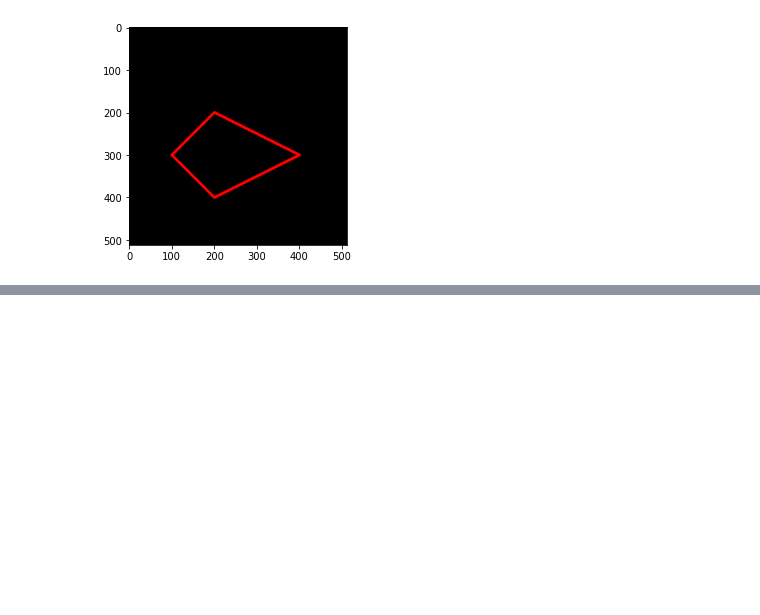
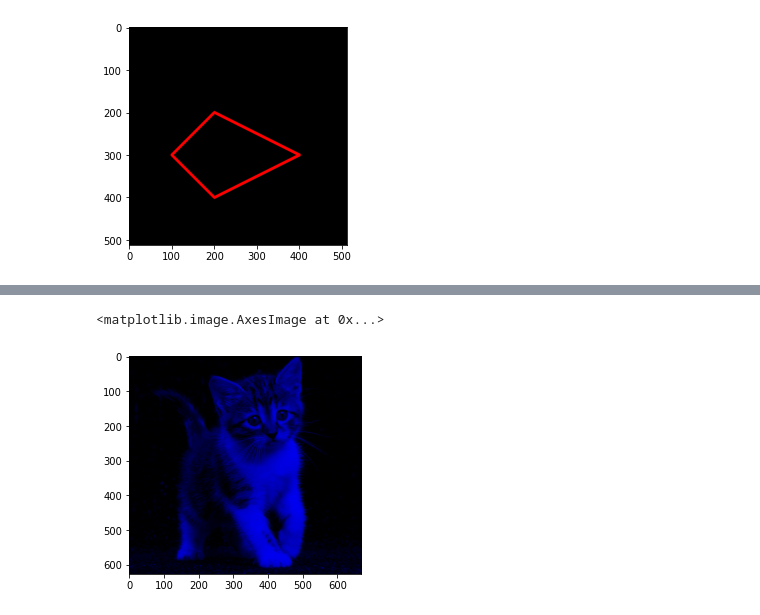
Before and after one commit to ab-rohman/Computer_Vision, a Jupyter notebook: Week2.ipynb, the cells around one changed output, grey strips where cells are left out. Saved outputs shown, nothing was run; the diff lists cells and outputs as text; code cells hidden in the pictures; blank space fills up the shorter version.

```diff
--- a/Week2.ipynb
+++ b/Week2.ipynb
@@ -137,0 +177,8 @@ plt.imshow(black_img2)
+# %%
+img_3 = img2.copy()
+img_3[:, :, 0] = 0
+img_3[:, :, 1] = 0
+plt.imshow(img_3)
+# %% [output]
+<matplotlib.image.AxesImage at 0x...>
+[figure, added]
```
Also changed, not shown: parts of 13 cells of this notebook.
